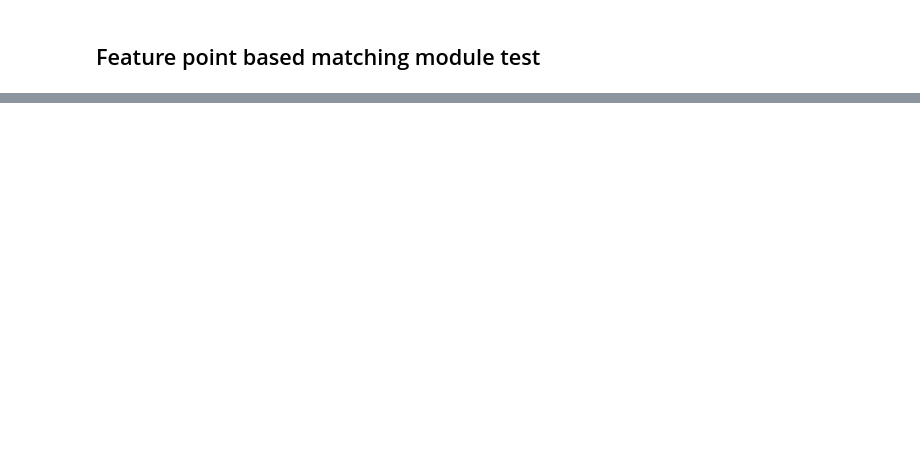
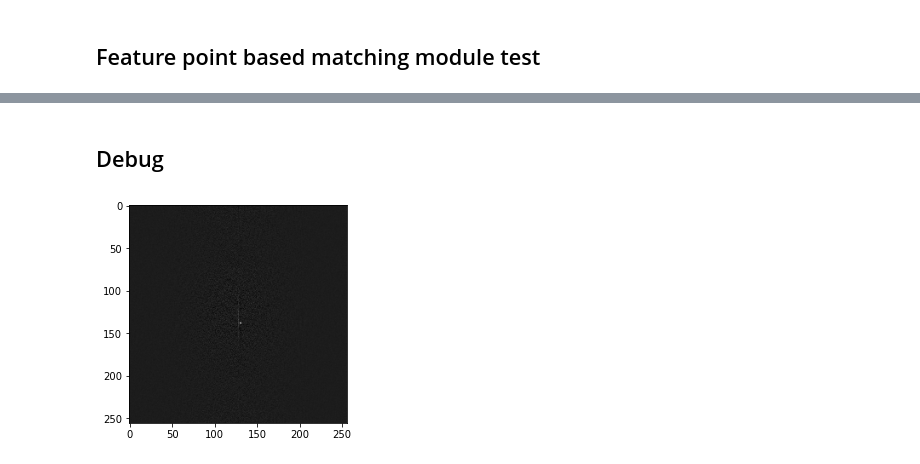
Before and after one commit to YoshiRi/ImRegPOC, a Jupyter notebook: python_package/Test.ipynb, the cells around one changed output, grey strips where cells are left out. Cells and saved outputs as stored; diff of their text form; code cells hidden in the pictures; blank space fills up the shorter version.

```diff
--- a/python_package/Test.ipynb
+++ b/python_package/Test.ipynb
@@ -86,0 +84,6 @@ matcher.stitching()
+# %% [markdown]
+## Debug
+# %%
+result.showRotatePeak()
+# %% [output]
+[figure, added]
```
Also changed, not shown: parts of 20 cells of this notebook, 9 other files.
